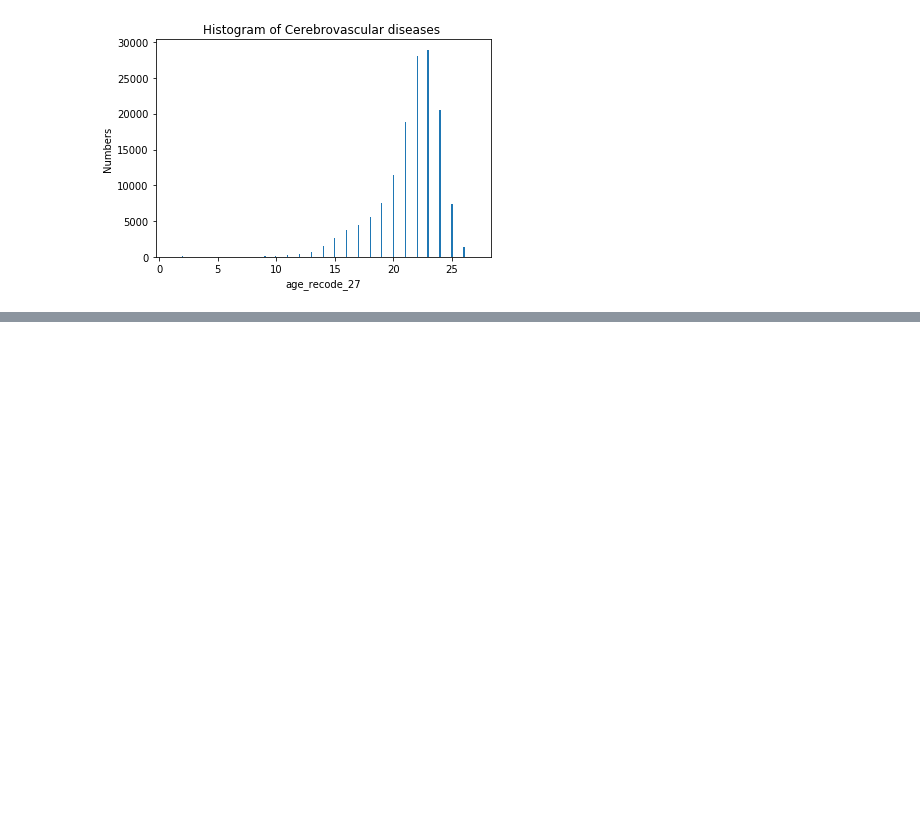
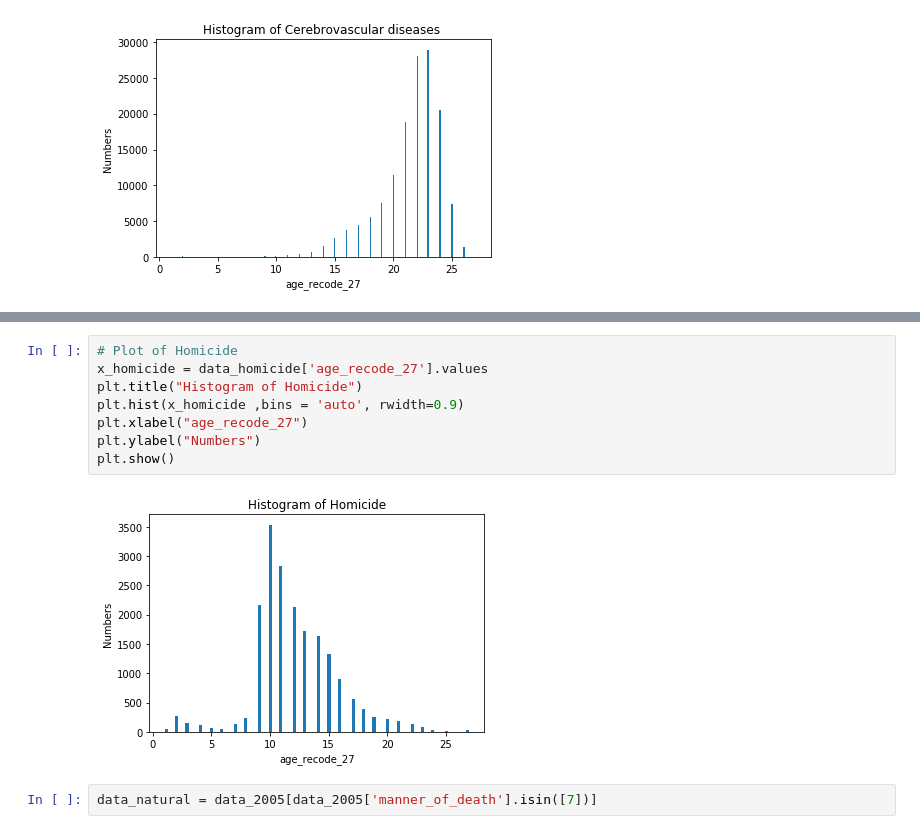
Before and after one commit to segunak/Mortality-Analysis, a Jupyter notebook: FinalProject-GroupA-kuni.ipynb, the cells around one changed output, grey strips where cells are left out. Cells and saved outputs as stored; diff of their text form; blank space fills up the shorter version.

```diff
--- a/FinalProject-GroupA-kuni.ipynb
+++ b/FinalProject-GroupA-kuni.ipynb
@@ -265,0 +292,12 @@ plt.show()
+# %%
+# Plot of Homicide
+x_homicide = data_homicide['age_recode_27'].values
+plt.title("Histogram of Homicide")
+plt.hist(x_homicide ,bins = 'auto', rwidth=0.9)
+plt.xlabel("age_recode_27")
+plt.ylabel("Numbers")
+plt.show()
+# %% [output]
+[figure, added]
+# %%
+data_natural = data_2005[data_2005['manner_of_death'].isin([7])]
```
Also changed, not shown: parts of 12 cells of this notebook.
